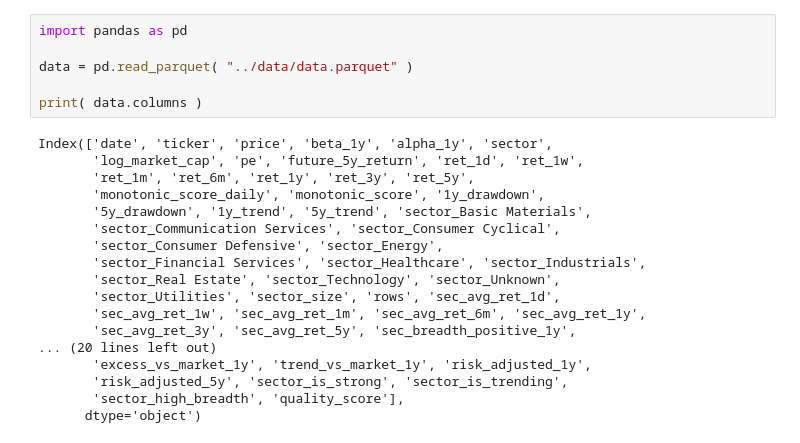
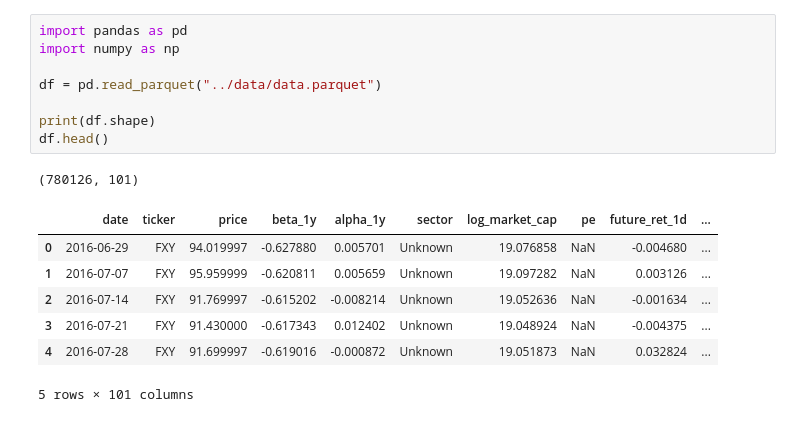
Before and after one commit to CaptainCaswell/COMP440-FinData, a Jupyter notebook: notebooks/clean_data.ipynb, the cells around one changed output. Cells and saved outputs as stored; diff of their text form.

```diff
--- a/notebooks/clean_data.ipynb
+++ b/notebooks/clean_data.ipynb
@@ -1,24 +1,17 @@
 # %%
 import pandas as pd
+import numpy as np
 
-data = pd.read_parquet( "../data/data.parquet" )
+df = pd.read_parquet("../data/data.parquet")
 
-print( data.columns )
+print(df.shape)
+df.head()
 # %% [output]
-Index(['date', 'ticker', 'price', 'beta_1y', 'alpha_1y', 'sector',
-       'log_market_cap', 'pe', 'future_5y_return', 'ret_1d', 'ret_1w',
-       'ret_1m', 'ret_6m', 'ret_1y', 'ret_3y', 'ret_5y',
-       'monotonic_score_daily', 'monotonic_score', '1y_drawdown',
-       '5y_drawdown', '1y_trend', '5y_trend', 'sector_Basic Materials',
-       'sector_Communication Services', 'sector_Consumer Cyclical',
-       'sector_Consumer Defensive', 'sector_Energy',
-       'sector_Financial Services', 'sector_Healthcare', 'sector_Industrials',
-       'sector_Real Estate', 'sector_Technology', 'sector_Unknown',
-       'sector_Utilities', 'sector_size', 'rows', 'sec_avg_ret_1d',
-       'sec_avg_ret_1w', 'sec_avg_ret_1m', 'sec_avg_ret_6m', 'sec_avg_ret_1y',
-       'sec_avg_ret_3y', 'sec_avg_ret_5y', 'sec_breadth_positive_1y',
-... (20 lines left out)
-       'excess_vs_market_1y', 'trend_vs_market_1y', 'risk_adjusted_1y',
-       'risk_adjusted_5y', 'sector_is_strong', 'sector_is_trending',
-       'sector_high_breadth', 'quality_score'],
-      dtype='object')
+(780126, 101)
+|  | date | ticker | price | beta_1y | alpha_1y | sector | log_market_cap | pe | future_ret_1d | ... |
+| 0 | 2016-06-29 | FXY | 94.019997 | -0.627880 | 0.005701 | Unknown | 19.076858 | NaN | -0.004680 | ... |
+| 1 | 2016-07-07 | FXY | 95.959999 | -0.620811 | 0.005659 | Unknown | 19.097282 | NaN | 0.003126 | ... |
+| 2 | 2016-07-14 | FXY | 91.769997 | -0.615202 | -0.008214 | Unknown | 19.052636 | NaN | -0.001634 | ... |
+| 3 | 2016-07-21 | FXY | 91.430000 | -0.617343 | 0.012402 | Unknown | 19.048924 | NaN | -0.004375 | ... |
+| 4 | 2016-07-28 | FXY | 91.699997 | -0.619016 | -0.000872 | Unknown | 19.051873 | NaN | 0.032824 | ... |
+5 rows × 101 columns
```
Also changed, not shown: parts of 10 cells of this notebook.
